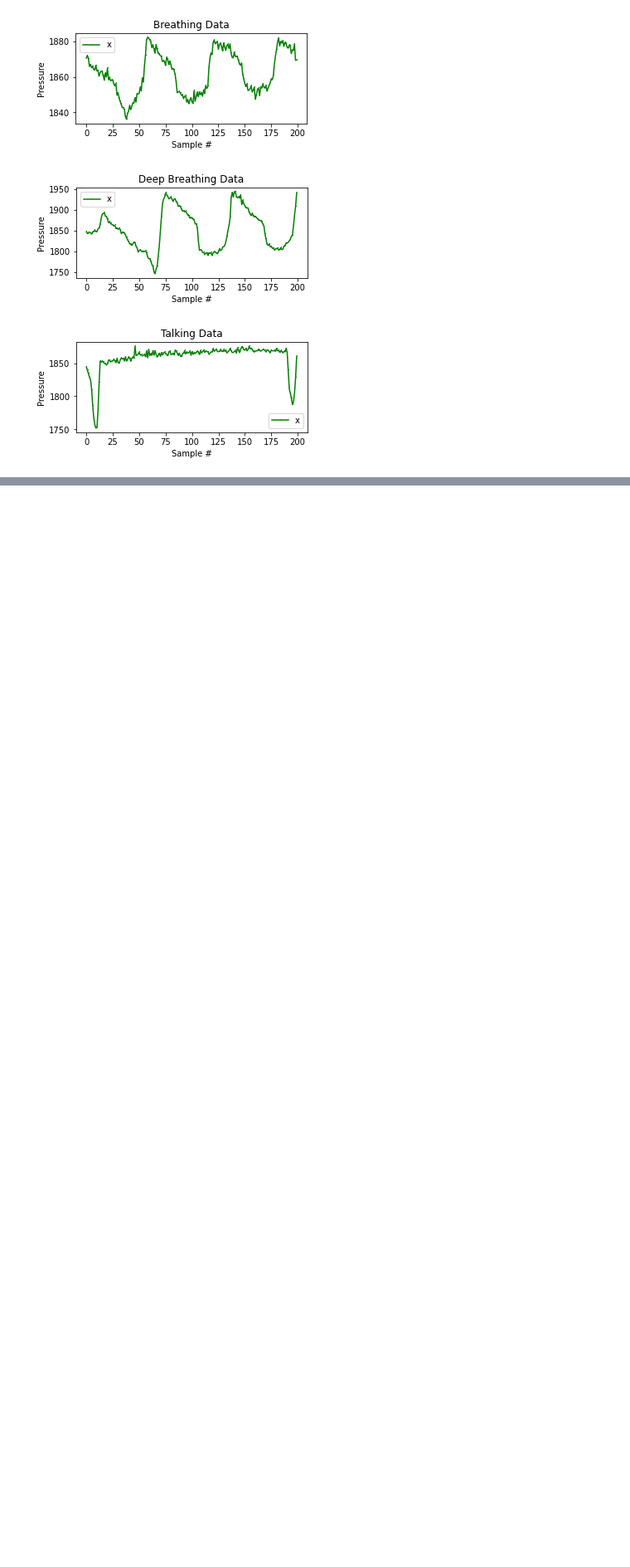
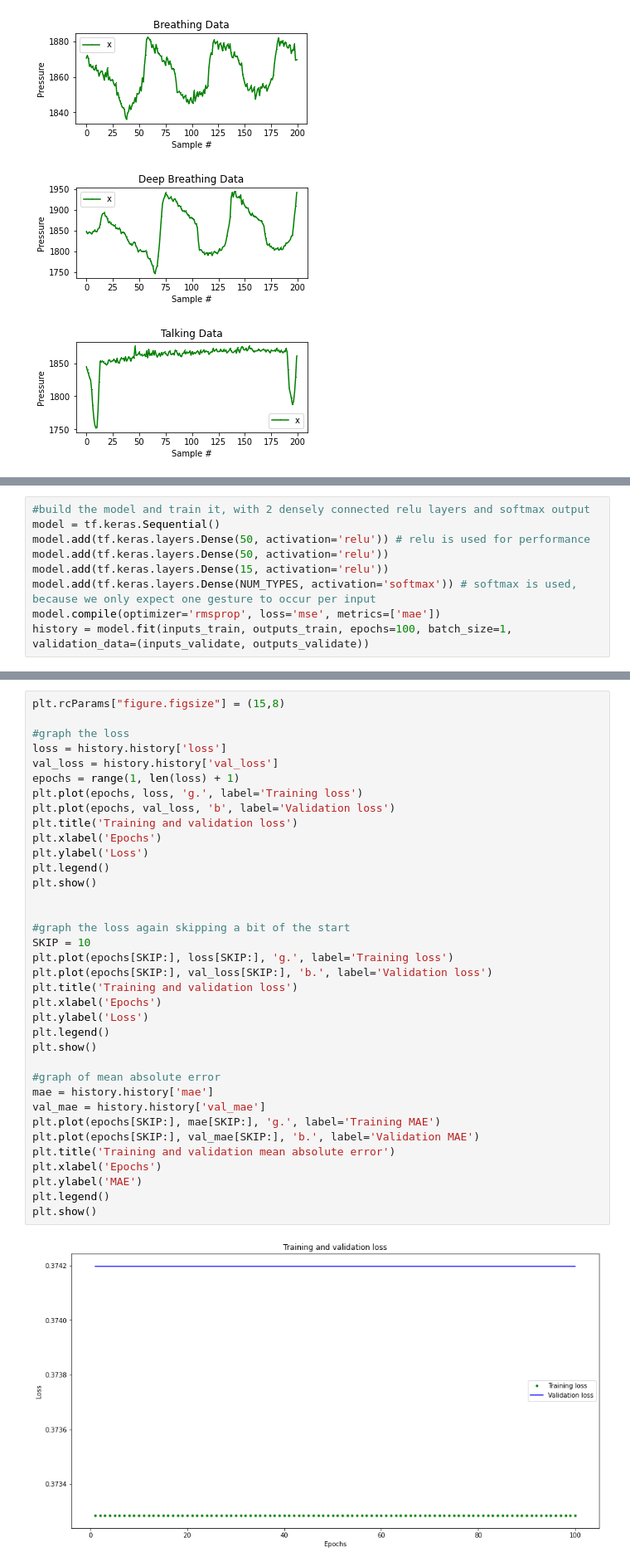
Before and after one commit to yohancsx/SmartMask, a Jupyter notebook: tf_lite/BleSenseSmartMaskML.ipynb, the cells around one changed output, grey strips where cells are left out. Shown at 83% size. Saved outputs shown, nothing was run; the diff lists cells and outputs as text; blank space fills up the shorter version.

```diff
--- a/tf_lite/BleSenseSmartMaskML.ipynb
+++ b/tf_lite/BleSenseSmartMaskML.ipynb
@@ -203,0 +183,9 @@ for type_index in range(NUM_TYPES):
+# %%
+#build the model and train it, with 2 densely connected relu layers and softmax output
+model = tf.keras.Sequential()
+model.add(tf.keras.layers.Dense(50, activation='relu')) # relu is used for performance
+model.add(tf.keras.layers.Dense(50, activation='relu'))
+model.add(tf.keras.layers.Dense(15, activation='relu'))
+model.add(tf.keras.layers.Dense(NUM_TYPES, activation='softmax')) # softmax is used, because we only expect one gesture to occur per input
+model.compile(optimizer='rmsprop', loss='mse', metrics=['mae'])
+history = model.fit(inputs_train, outputs_train, epochs=100, batch_size=1, validation_data=(inputs_validate, outputs_validate))
@@ -203,0 +210,38 @@ for type_index in range(NUM_TYPES):
+# %%
+plt.rcParams["figure.figsize"] = (15,8)
+
+#graph the loss
+loss = history.history['loss']
+val_loss = history.history['val_loss']
+epochs = range(1, len(loss) + 1)
+plt.plot(epochs, loss, 'g.', label='Training loss')
+plt.plot(epochs, val_loss, 'b', label='Validation loss')
+plt.title('Training and validation loss')
+plt.xlabel('Epochs')
+plt.ylabel('Loss')
+plt.legend()
+plt.show()
+
+
+#graph the loss again skipping a bit of the start
+SKIP = 10
+plt.plot(epochs[SKIP:], loss[SKIP:], 'g.', label='Training loss')
+plt.plot(epochs[SKIP:], val_loss[SKIP:], 'b.', label='Validation loss')
+plt.title('Training and validation loss')
+plt.xlabel('Epochs')
+plt.ylabel('Loss')
+plt.legend()
+plt.show()
+
+#graph of mean absolute error
+mae = history.history['mae']
+val_mae = history.history['val_mae']
+plt.plot(epochs[SKIP:], mae[SKIP:], 'g.', label='Training MAE')
+plt.plot(epochs[SKIP:], val_mae[SKIP:], 'b.', label='Validation MAE')
+plt.title('Training and validation mean absolute error')
+plt.xlabel('Epochs')
+plt.ylabel('MAE')
+plt.legend()
+plt.show()
+# %% [output]
+[figure, added]
```
Also changed, not shown: parts of 6 cells of this notebook.
